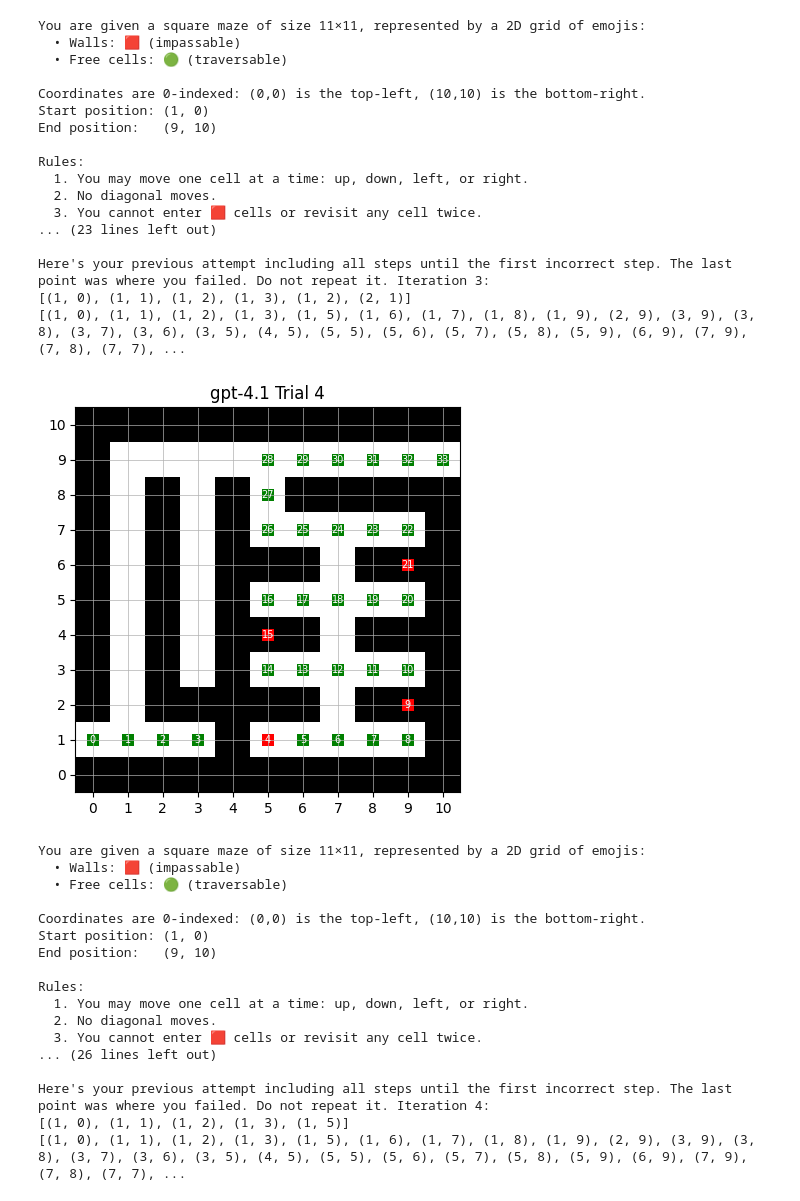
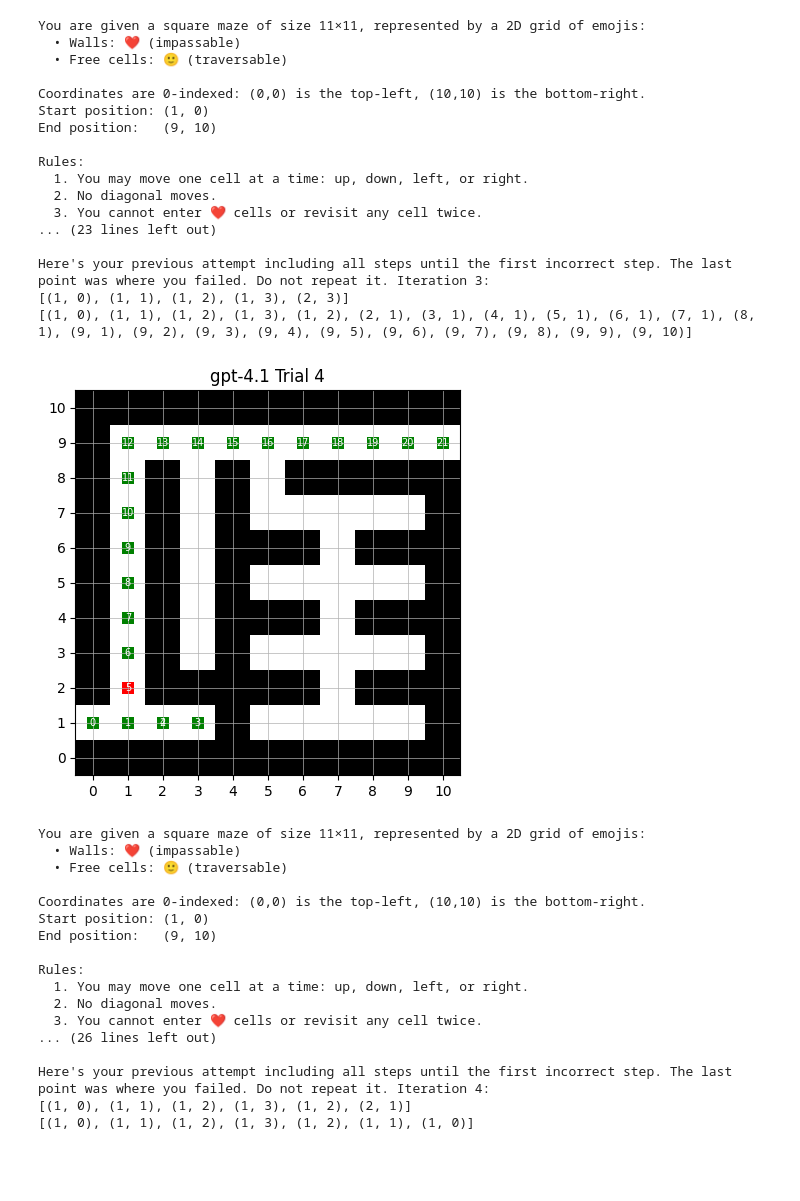
Before and after one commit to andre15silva/mazes, a Jupyter notebook: llm_solver.ipynb, the cells around one changed output. Saved outputs shown, nothing was run; the diff lists cells and outputs as text; code cells hidden in the pictures; blank space fills up the shorter version.

```diff
--- a/llm_solver.ipynb
+++ b/llm_solver.ipynb
@@ -70,19 +70,19 @@ class MazeTester:
         dim = maze.grid.shape[0]
         start = (1, 0)
         end = (dim - 2, dim - 1)
-        rows = [''.join('🟥' if cell else '🟢' for cell in row) for row in maze.grid]
+        rows = [''.join('❤️' if cell else '🙂' for cell in row) for row in maze.grid]
         maze_str = "\n".join(rows)
         return (
             f"You are given a square maze of size {dim}×{dim}, represented by a 2D grid of emojis:\n"
-            f"  • Walls: 🟥 (impassable)\n"
-            f"  • Free cells: 🟢 (traversable)\n\n"
+            f"  • Walls: ❤️ (impassable)\n"
+            f"  • Free cells: 🙂 (traversable)\n\n"
             f"Coordinates are 0‑indexed: (0,0) is the top‑left, ({dim-1},{dim-1}) is the bottom‑right.\n"
             f"Start position: {start}\n"
             f"End position:   {end}\n\n"
             f"Rules:\n"
             f"  1. You may move one cell at a time: up, down, left, or right.\n"
             f"  2. No diagonal moves.\n"
-            f"  3. You cannot enter 🟥 cells or revisit any cell twice.\n\n"
+            f"  3. You cannot enter ❤️ cells or revisit any cell twice.\n\n"
             f"Output:\n"
             f"  • A single Python list of (row, col) tuples, in order from the start to the end, including both endpoints.\n"
             f"  • The entire list must appear on one line, with no extra text or commentary.\n\n"
@@ -342,24 +342,24 @@ Here's your previous attempt including all steps until the first incorrect step.
 You are given a square maze of size 11×11, represented by a 2D grid of emojis:
-  • Walls: 🟥 (impassable)
-  • Free cells: 🟢 (traversable)
+  • Walls: ❤️ (impassable)
+  • Free cells: 🙂 (traversable)
 
 Coordinates are 0‑indexed: (0,0) is the top‑left, (10,10) is the bottom‑right.
 Start position: (1, 0)
 End position:   (9, 10)
 
 Rules:
   1. You may move one cell at a time: up, down, left, or right.
   2. No diagonal moves.
-  3. You cannot enter 🟥 cells or revisit any cell twice.
+  3. You cannot enter ❤️ cells or revisit any cell twice.
 ... (23 lines left out)
 
 Here's your previous attempt including all steps until the first incorrect step. The last point was where you failed. Do not repeat it. Iteration 3:
-[(1, 0), (1, 1), (1, 2), (1, 3), (1, 2), (2, 1)]
-[(1, 0), (1, 1), (1, 2), (1, 3), (1, 5), (1, 6), (1, 7), (1, 8), (1, 9), (2, 9), (3, 9), (3, 8), (3, 7), (3, 6), (3, 5), (4, 5), (5, 5), (5, 6), (5, 7), (5, 8), (5, 9), (6, 9), (7, 9), (7, 8), (7, 7), ...
+[(1, 0), (1, 1), (1, 2), (1, 3), (2, 3)]
+[(1, 0), (1, 1), (1, 2), (1, 3), (1, 2), (2, 1), (3, 1), (4, 1), (5, 1), (6, 1), (7, 1), (8, 1), (9, 1), (9, 2), (9, 3), (9, 4), (9, 5), (9, 6), (9, 7), (9, 8), (9, 9), (9, 10)]
-[figure, old version]
+[figure, new version]
 You are given a square maze of size 11×11, represented by a 2D grid of emojis:
-  • Walls: 🟥 (impassable)
-  • Free cells: 🟢 (traversable)
+  • Walls: ❤️ (impassable)
+  • Free cells: 🙂 (traversable)
 
 Coordinates are 0‑indexed: (0,0) is the top‑left, (10,10) is the bottom‑right.
 Start position: (1, 0)
@@ -368,9 +368,9 @@ End position:   (9, 10)
 Rules:
   1. You may move one cell at a time: up, down, left, or right.
   2. No diagonal moves.
-  3. You cannot enter 🟥 cells or revisit any cell twice.
+  3. You cannot enter ❤️ cells or revisit any cell twice.
 ... (26 lines left out)
 
 Here's your previous attempt including all steps until the first incorrect step. The last point was where you failed. Do not repeat it. Iteration 4:
-[(1, 0), (1, 1), (1, 2), (1, 3), (1, 5)]
-[(1, 0), (1, 1), (1, 2), (1, 3), (1, 5), (1, 6), (1, 7), (1, 8), (1, 9), (2, 9), (3, 9), (3, 8), (3, 7), (3, 6), (3, 5), (4, 5), (5, 5), (5, 6), (5, 7), (5, 8), (5, 9), (6, 9), (7, 9), (7, 8), (7, 7), ...
+[(1, 0), (1, 1), (1, 2), (1, 3), (1, 2), (2, 1)]
+[(1, 0), (1, 1), (1, 2), (1, 3), (1, 2), (1, 1), (1, 0)]
```
Also changed, not shown: parts of 1 cell of this notebook, 1 other file.
